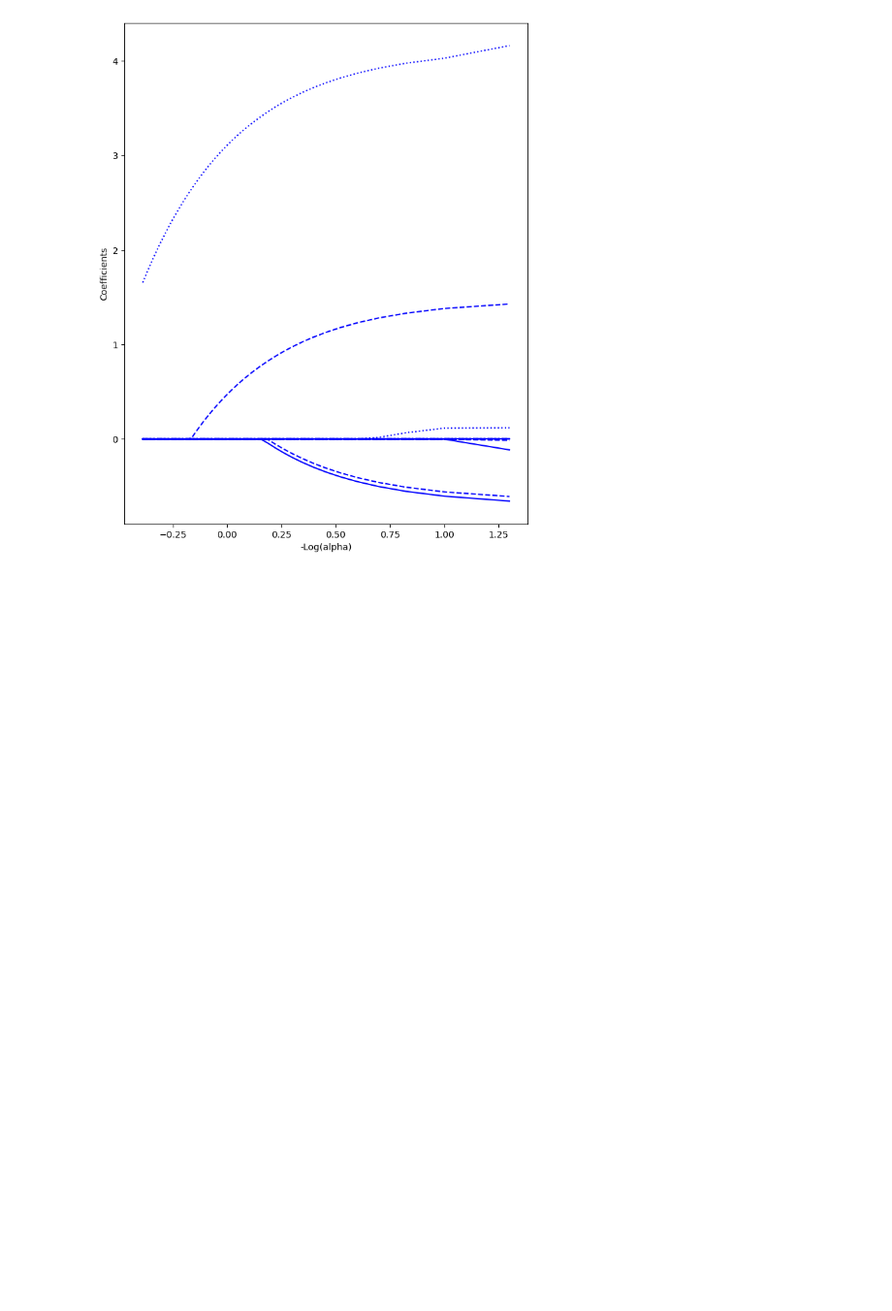
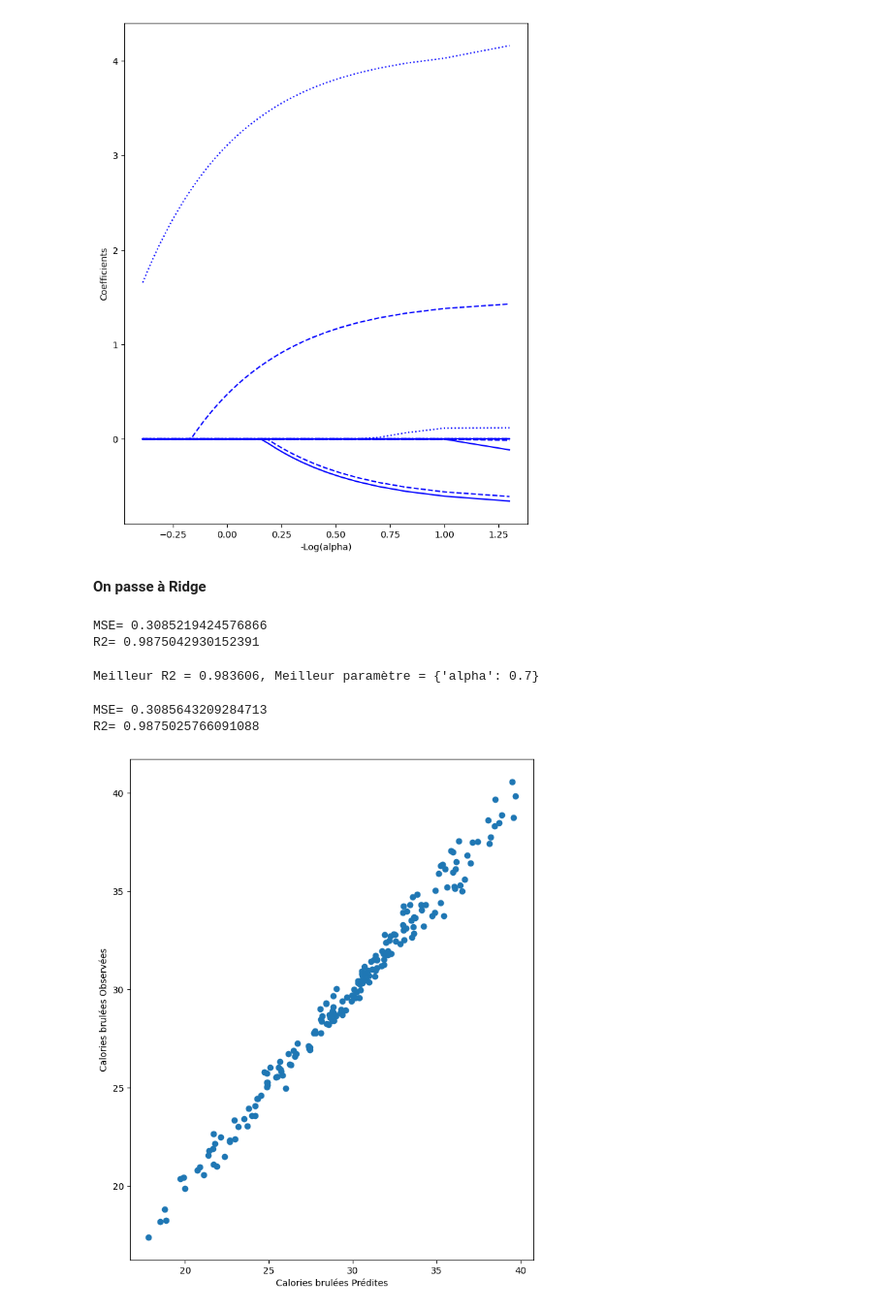
Before and after one commit to Anhquannnnnn/Machine-Learning, a Jupyter notebook: Python.ipynb, the cells around one changed output. Shown: that part at 97% size. Saved outputs shown, nothing was run; the diff lists cells and outputs as text; code cells hidden in the pictures; blank space fills up the shorter version.

Commit message:
Misha ridge

```diff
--- a/Python.ipynb
+++ b/Python.ipynb
@@ -323,3 +325,35 @@ plt.ylabel('Coefficients')
 plt.show()
 # %% [output]
 [figure]
+# %% [markdown]
+**On passe à Ridge**
+# %%
+regRidge = linear_model.Ridge()
+regRidge.fit(Xc_train,Yc_train)
+prev=regRidge.predict(Xc_test)
+print("MSE=",mean_squared_error(Yc_test,prev))
+print("R2=",r2_score(Yc_test,prev))
+# %% [output]
+MSE= 0.3085219424576866
+R2= 0.9875042930152391
+# %%
+param = [{"alpha": [0.01, 0.02, 0.05, 0.1, 0.2, 0.3, 0.4, 0.5, 0.6, 0.7, 0.8, 0.9, 1]}]
+regRidge = GridSearchCV(linear_model.Ridge(), param, cv=5, n_jobs=-1)
+regRidgeOpt = regRidge.fit(Xc_train, Yc_train)
+print("Meilleur R2 = %f, Meilleur paramètre = %s" % (regRidgeOpt.best_score_, regRidgeOpt.best_params_))
+# %% [output]
+Meilleur R2 = 0.983606, Meilleur paramètre = {'alpha': 0.7}
+# %%
+prev=regRidgeOpt.predict(Xc_test)
+print("MSE=",mean_squared_error(prev,Yc_test))
+print("R2=",r2_score(Yc_test,prev))
+# %% [output]
+MSE= 0.3085643209284713
+R2= 0.9875025766091088
+# %%
+plt.plot(prev,Yc_test,"o")
+plt.xlabel("Calories brulées Prédites")
+plt.ylabel("Calories brulées Observées")
+plt.show()
+# %% [output]
+[figure, added]
```
Also changed, not shown: parts of 10 cells of this notebook.
